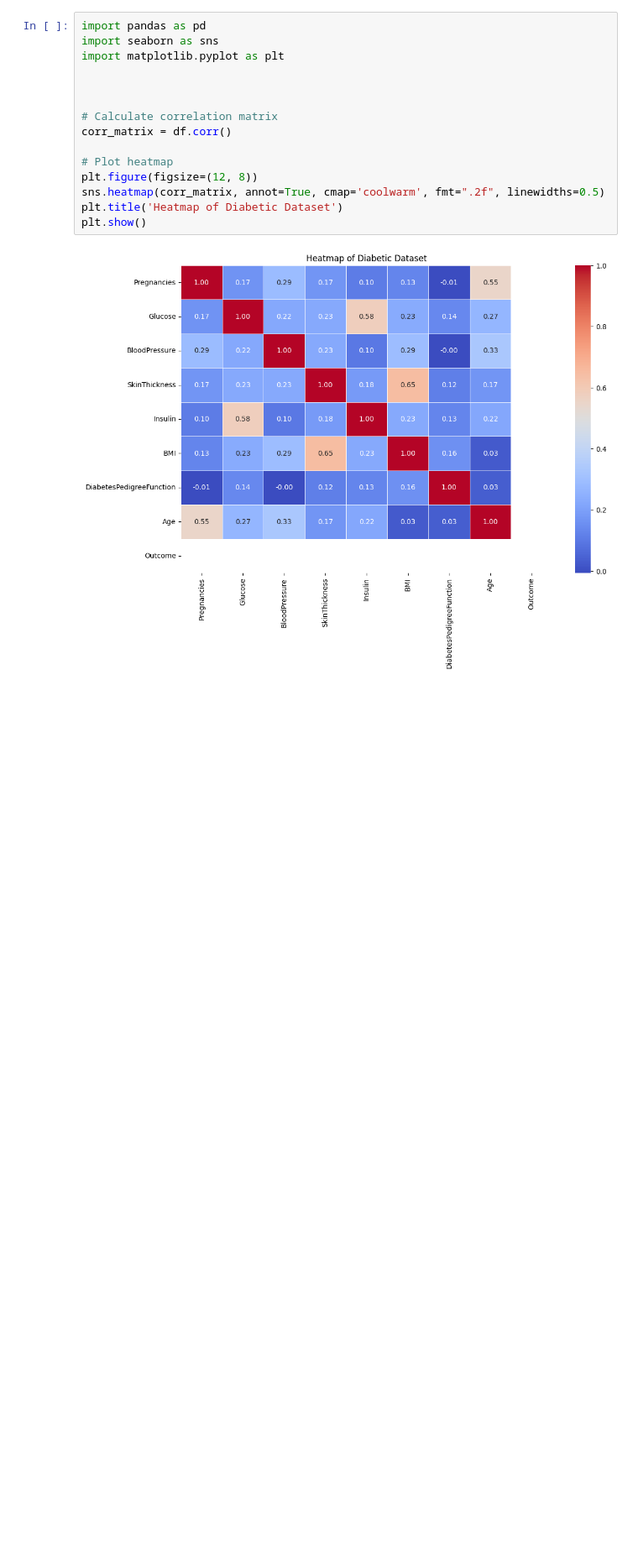
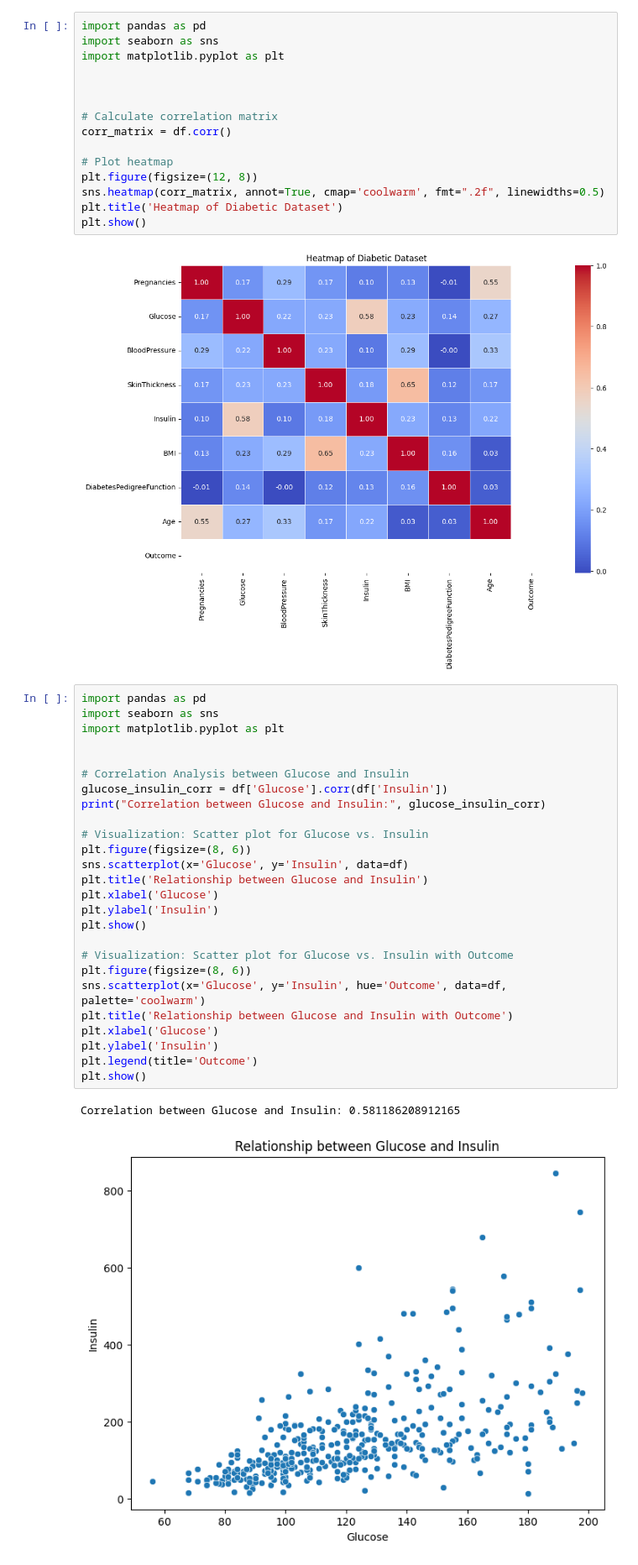
Before and after one commit to qurat-shakeel/Data-Analysis, a Jupyter notebook: Diabetes_dataset.ipynb, the cells around one changed output. Shown at 84% size. Drawn from its saved outputs; the diff is of its cells as text; blank space fills up the shorter version.

Commit message:
scatter plot

```diff
--- a/Diabetes_dataset.ipynb
+++ b/Diabetes_dataset.ipynb
@@ -322,3 +322,32 @@ plt.title('Heatmap of Diabetic Dataset')
 plt.show()
 # %% [output]
 [figure]
+# %%
+import pandas as pd
+import seaborn as sns
+import matplotlib.pyplot as plt
+
+
+# Correlation Analysis between Glucose and Insulin
+glucose_insulin_corr = df['Glucose'].corr(df['Insulin'])
+print("Correlation between Glucose and Insulin:", glucose_insulin_corr)
+
+# Visualization: Scatter plot for Glucose vs. Insulin
+plt.figure(figsize=(8, 6))
+sns.scatterplot(x='Glucose', y='Insulin', data=df)
+plt.title('Relationship between Glucose and Insulin')
+plt.xlabel('Glucose')
+plt.ylabel('Insulin')
+plt.show()
+
+# Visualization: Scatter plot for Glucose vs. Insulin with Outcome
+plt.figure(figsize=(8, 6))
+sns.scatterplot(x='Glucose', y='Insulin', hue='Outcome', data=df, palette='coolwarm')
+plt.title('Relationship between Glucose and Insulin with Outcome')
+plt.xlabel('Glucose')
+plt.ylabel('Insulin')
+plt.legend(title='Outcome')
+plt.show()
+# %% [output]
+Correlation between Glucose and Insulin: 0.581186208912165
+[figure, added]
```
Also changed, not shown: parts of 2 cells of this notebook, 1 other file.
